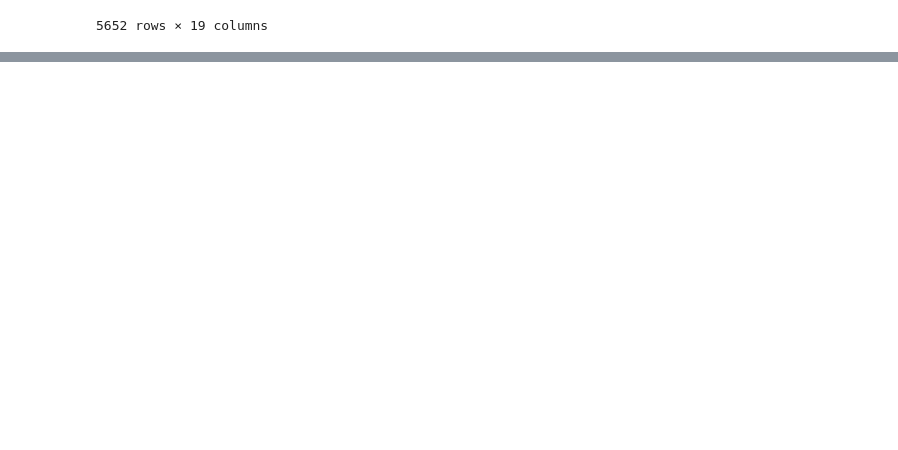
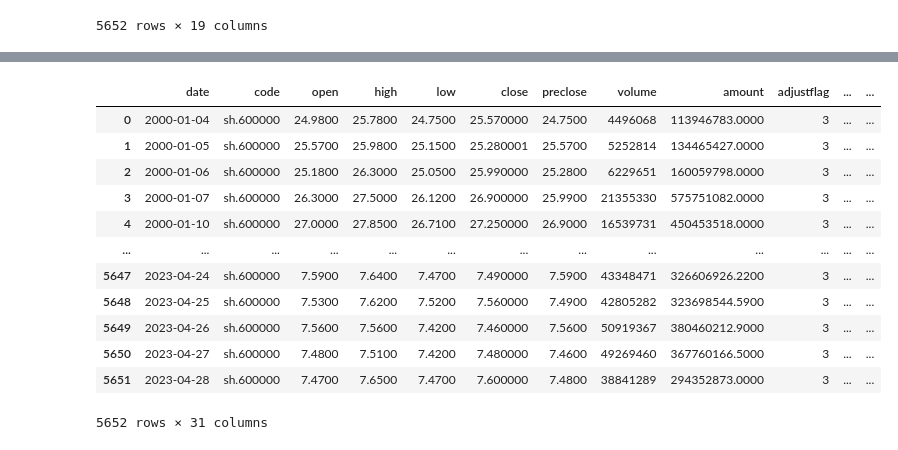
Before and after one commit to sfyzsr/temp, a Jupyter notebook: prepareState.ipynb, the cells around one changed output, grey strips where cells are left out. Drawn from its saved outputs; the diff is of its cells as text; code cells hidden in the pictures; blank space fills up the shorter version.

```diff
--- a/prepareState.ipynb
+++ b/prepareState.ipynb
@@ -128,0 +146,33 @@ df
+# %%
+n = 30
+df['monthly_return'] = df['cumulative_return'] ** (n / len(df)) - 1
+n = 60
+df['2monthly_return'] = df['cumulative_return'] ** (n / len(df)) - 1
+n = 90
+df['3monthly_return'] = df['cumulative_return'] ** (n / len(df)) - 1
+# %%
+df['ema_8']= df['close'].ewm(span=8, adjust=False).mean()
+df['ema_16'] = df['close'].ewm(span=16, adjust=False).mean()
+df['ema_32'] = df['close'].ewm(span=32, adjust=False).mean()
+
+df['ema_24'] = df['close'].ewm(span=24, adjust=False).mean()
+df['ema_48'] = df['close'].ewm(span=48, adjust=False).mean()
+df['ema_96'] = df['close'].ewm(span=96, adjust=False).mean()
+# %%
+# Calculate the rolling standard deviation
+df['rolling_std'] = df['close'].rolling(window=63).std()
+df
+# %% [output]
+|  | date | code | open | high | low | close | preclose | volume | amount | adjustflag | ... | ... |
+| 0 | 2000-01-04 | sh.600000 | 24.9800 | 25.7800 | 24.7500 | 25.570000 | 24.7500 | 4496068 | 113946783.0000 | 3 | ... | ... |
+| 1 | 2000-01-05 | sh.600000 | 25.5700 | 25.9800 | 25.1500 | 25.280001 | 25.5700 | 5252814 | 134465427.0000 | 3 | ... | ... |
+| 2 | 2000-01-06 | sh.600000 | 25.1800 | 26.3000 | 25.0500 | 25.990000 | 25.2800 | 6229651 | 160059798.0000 | 3 | ... | ... |
+| 3 | 2000-01-07 | sh.600000 | 26.3000 | 27.5000 | 26.1200 | 26.900000 | 25.9900 | 21355330 | 575751082.0000 | 3 | ... | ... |
+| 4 | 2000-01-10 | sh.600000 | 27.0000 | 27.8500 | 26.7100 | 27.250000 | 26.9000 | 16539731 | 450453518.0000 | 3 | ... | ... |
+| ... | ... | ... | ... | ... | ... | ... | ... | ... | ... | ... | ... | ... |
+| 5647 | 2023-04-24 | sh.600000 | 7.5900 | 7.6400 | 7.4700 | 7.490000 | 7.5900 | 43348471 | 326606926.2200 | 3 | ... | ... |
+| 5648 | 2023-04-25 | sh.600000 | 7.5300 | 7.6200 | 7.5200 | 7.560000 | 7.4900 | 42805282 | 323698544.5900 | 3 | ... | ... |
+| 5649 | 2023-04-26 | sh.600000 | 7.5600 | 7.5600 | 7.4200 | 7.460000 | 7.5600 | 50919367 | 380460212.9000 | 3 | ... | ... |
+| 5650 | 2023-04-27 | sh.600000 | 7.4800 | 7.5100 | 7.4200 | 7.480000 | 7.4600 | 49269460 | 367760166.5000 | 3 | ... | ... |
+| 5651 | 2023-04-28 | sh.600000 | 7.4700 | 7.6500 | 7.4700 | 7.600000 | 7.4800 | 38841289 | 294352873.0000 | 3 | ... | ... |
+5652 rows × 31 columns
```
Also changed, not shown: parts of 8 cells of this notebook, 2 other files.
